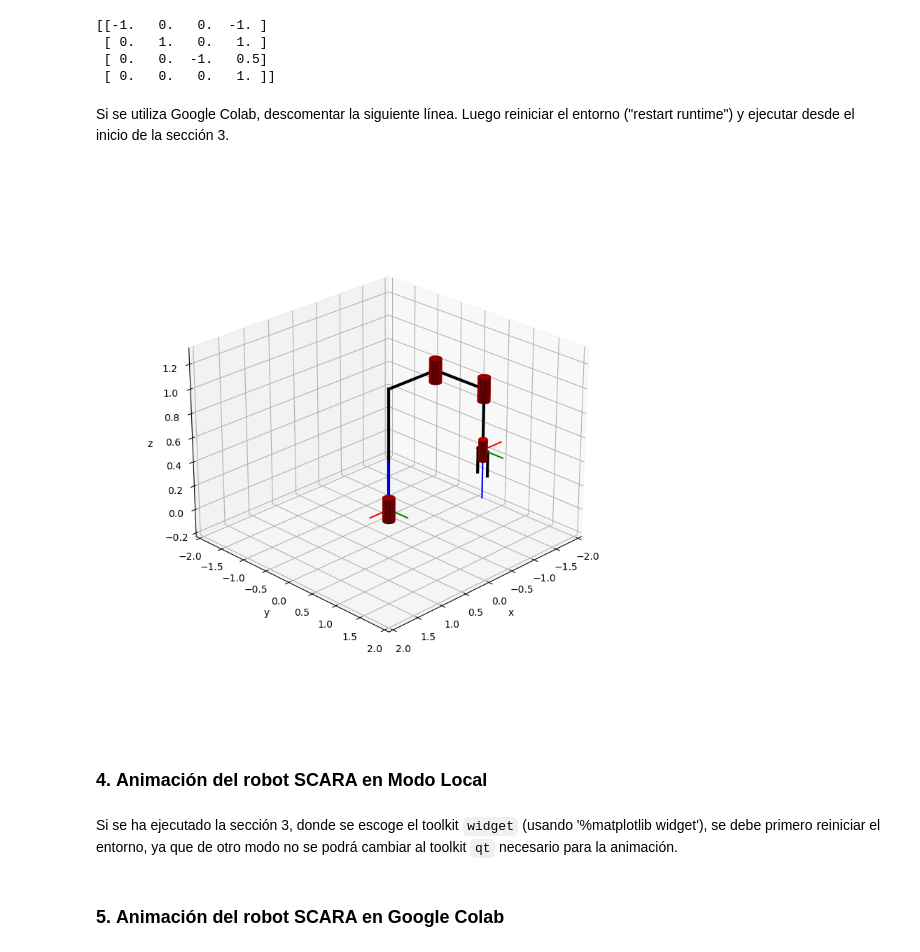
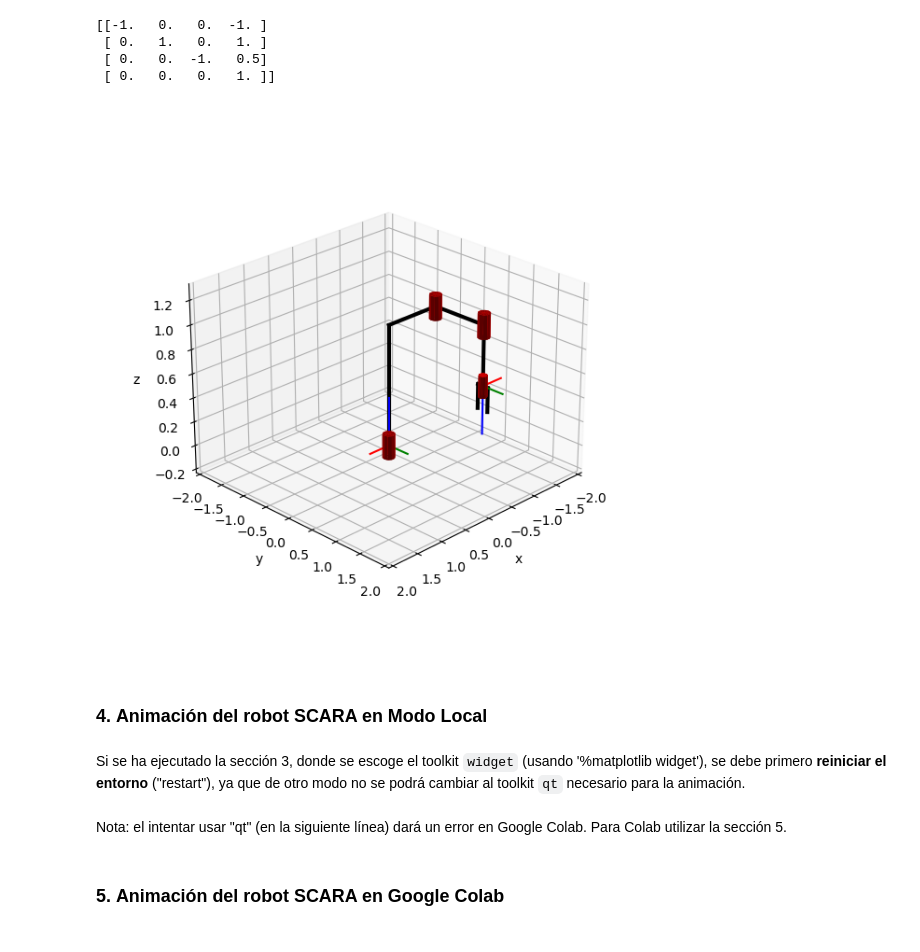
Before and after one commit to oscar-ramos/fundamentos-robotica-python, a Jupyter notebook: 4-Cinematica-Directa/4-4-DH-Robot-SCARA.ipynb, the cells around one changed output. Drawn from its saved outputs; the diff is of its cells as text; code cells hidden in the pictures.

```diff
--- a/4-Cinematica-Directa/4-4-DH-Robot-SCARA.ipynb
+++ b/4-Cinematica-Directa/4-4-DH-Robot-SCARA.ipynb
@@ -135,5 +144,3 @@ print(np.round(T,3))
  [ 0.   1.   0.   1. ]
  [ 0.   0.  -1.   0.5]
  [ 0.   0.   0.   1. ]]
-# %% [markdown]
-Si se utiliza Google Colab, descomentar la siguiente línea. Luego reiniciar el entorno ("restart runtime") y ejecutar desde el inicio de la sección 3.
@@ -146,17 +147,17 @@ Si se utiliza Google Colab, descomentar la siguiente línea. Luego reiniciar el
 # %%
 %matplotlib widget
 # %%
-fig = plt.figure(figsize=(8,8))
+fig = plt.figure(figsize=(6,6))
 ax = fig.add_subplot(111, projection="3d")
 alims = [[-2,2],[-2,2],[-0.2, 1.3]]    # Límites
 
 scara.plot(ax, [0, 0, 0, 0], axlimits=alims, radius=0.1, color='r')
 # %% [output]
-[figure, old version]
+[figure, new version]
 # %% [markdown]
 ### 4.&nbsp;Animación del robot SCARA en Modo Local
 # %% [markdown]
-Si se ha ejecutado la sección 3, donde se escoge el toolkit `widget` (usando '%matplotlib widget'), se debe primero reiniciar el entorno, ya que de otro modo no se podrá cambiar al toolkit `qt` necesario para la animación.
+Si se ha ejecutado la sección 3, donde se escoge el toolkit `widget` (usando '%matplotlib widget'), se debe primero **reiniciar el entorno** ("restart"), ya que de otro modo no se podrá cambiar al toolkit `qt` necesario para la animación.
 # %%
 from serialrobot import *
 
@@ -172,6 +173,8 @@ L = [[ l1,    np.pi, l2,     0, 'r'],
 
 # Creación del robot SCARA
 scara = SerialRobot(L, name='scara')
+# %% [markdown]
+Nota: el intentar usar "qt" (en la siguiente línea) dará un error en Google Colab. Para Colab utilizar la sección 5.
 # %%
 # "qt" realiza el gráfico en una ventana nueva
 %matplotlib qt
```
Also changed, not shown: parts of 10 cells of this notebook.
